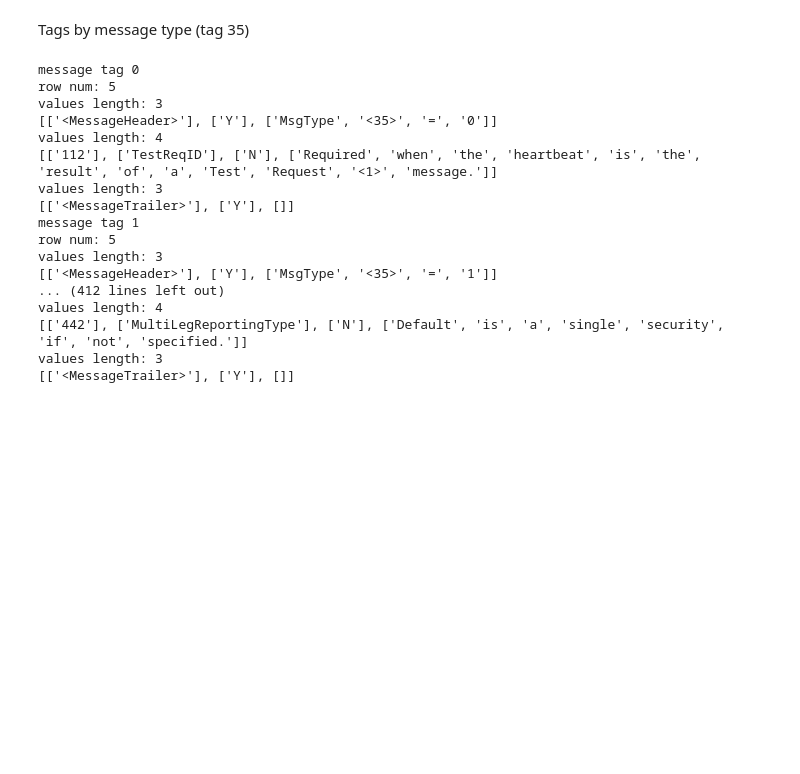
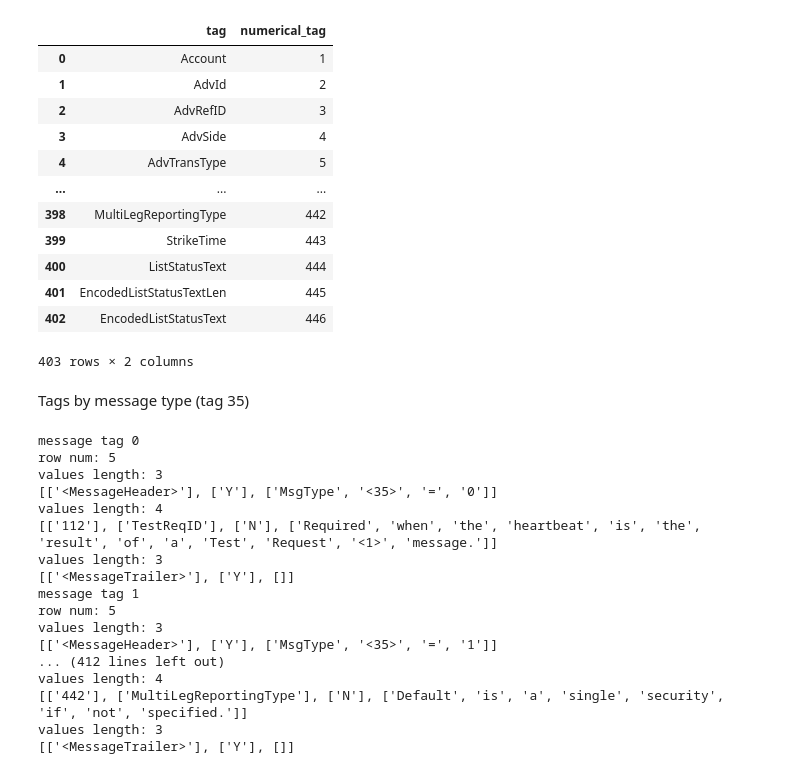
Before and after one commit to SarinaMashreghi/FIX-protocol, a Jupyter notebook: tags_extraction.ipynb, the cells around one changed output. Cells and saved outputs as stored; diff of their text form; code cells hidden in the pictures; blank space fills up the shorter version.

```diff
--- a/tags_extraction.ipynb
+++ b/tags_extraction.ipynb
@@ -56,0 +91,16 @@ dtype: int64
+# %%
+df[["tag", "numerical_tag"]]
+# %% [output]
+|  | tag | numerical_tag |
+| 0 | Account | 1 |
+| 1 | AdvId | 2 |
+| 2 | AdvRefID | 3 |
+| 3 | AdvSide | 4 |
+| 4 | AdvTransType | 5 |
+| ... | ... | ... |
+| 398 | MultiLegReportingType | 442 |
+| 399 | StrikeTime | 443 |
+| 400 | ListStatusText | 444 |
+| 401 | EncodedListStatusTextLen | 445 |
+| 402 | EncodedListStatusText | 446 |
+403 rows × 2 columns
```
Also changed, not shown: parts of 7 cells of this notebook, 1 other file.
